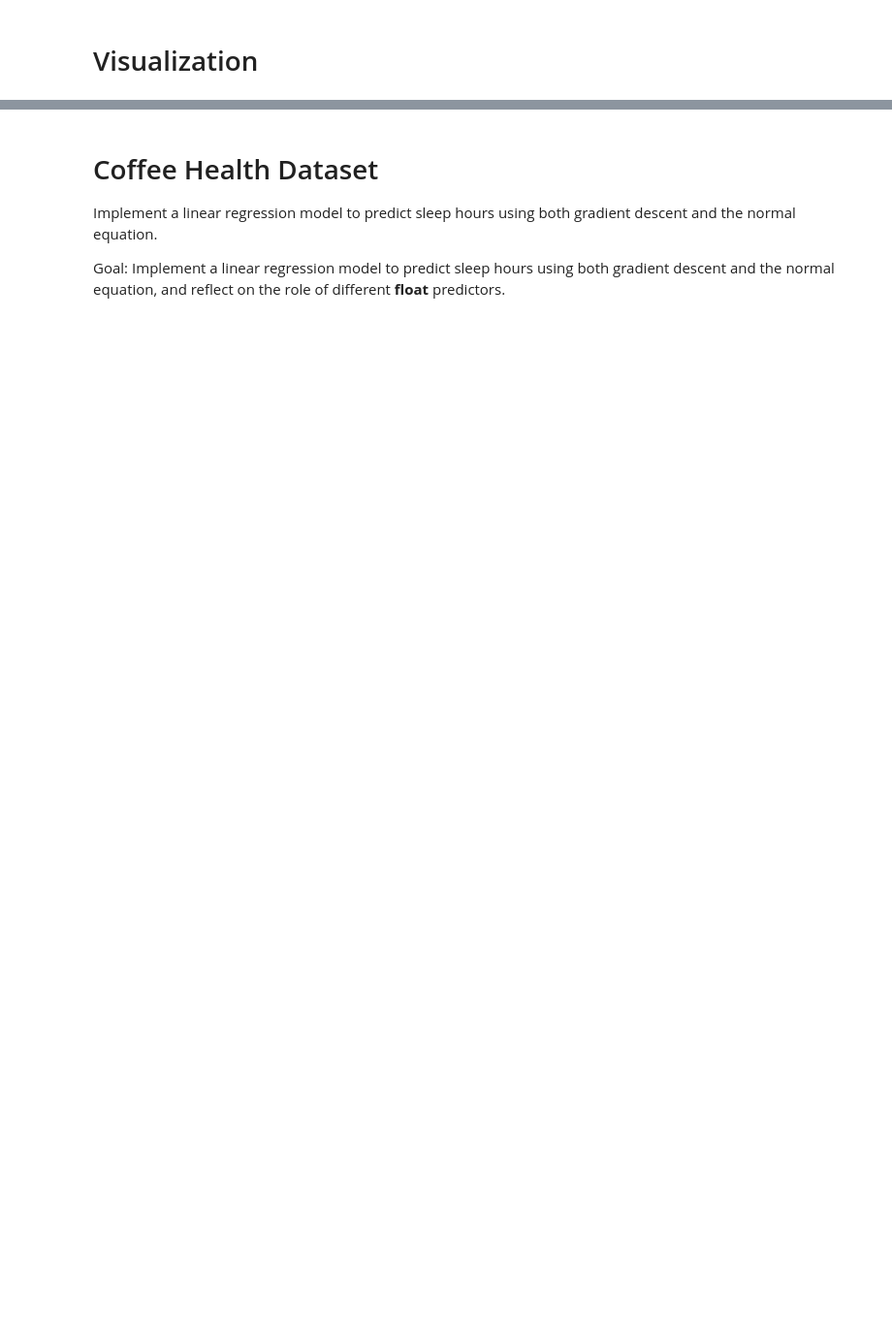
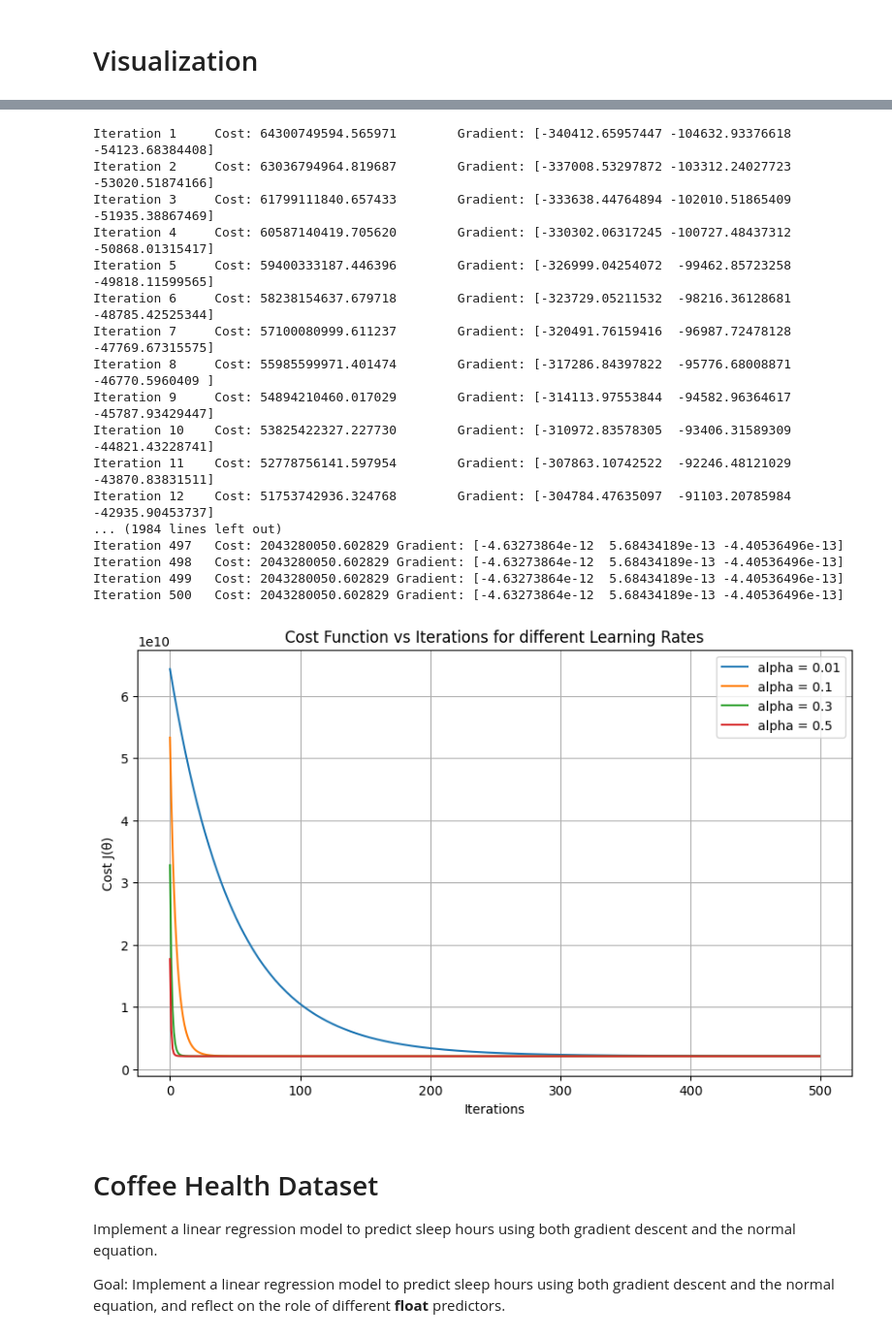
Before and after one commit to Rubiores/regression, a Jupyter notebook: Regression_multilinear.ipynb, the cells around one changed output, grey strips where cells are left out. Shown at 97% size. Drawn from its saved outputs; the diff is of its cells as text; code cells hidden in the pictures; blank space fills up the shorter version.

```diff
--- a/Regression_multilinear.ipynb
+++ b/Regression_multilinear.ipynb
@@ -128,7 +130,12 @@ from scipy.optimize import minimize
 
 #Implement cost function
 def cost_function(theta, X, y):
-    J=0
+    m = len(y)
+    theta = theta.reshape(-1, 1)
+    y = y.reshape(-1, 1)
+    h = X @ theta  # Hypothesis function
+    J = np.sum((h - y)**2) / (2 * m) # Cost function
+
     return J
 
 m = data.shape[0]
@@ -170,22 +177,25 @@ The first three iteration:
 import numpy as np
 import matplotlib.pyplot as plt
 
-iterations = 300
+iterations = 3
 theta = np.zeros((3, 1))
 alpha = 0.01
+
 def gradientDescent(X, y, theta, alpha, iterations):
   m = len(y)  # number of training examples
   J_history = np.zeros(iterations)
 
   for iter in range(iterations):
 
-
+      h = X @ theta - y
+      grad_J = (1/m) * X.T @ h
+      theta = theta - alpha * grad_J
 
       J_history[iter] = cost_function(theta,X, y)
-      print(f"Iteration {iter + 1}\tCost: {J_history[iter]:.6f}\tGradient: {grad_J[0, 0]:.3f} {grad_J[1, 0]:.3f} {grad_J[2, 0]:.3f}")
-  return theta
+      print(f"Iteration {iter + 1}\tCost: {J_history[iter]:.6f}\tGradient: {grad_J.ravel()}")
+  return theta, J_history
 
-theta = gradientDescent(X, y, theta, alpha, iterations);
+theta, j_history = gradientDescent(X, y, theta, alpha, iterations)
 print("Theta found by gradient descent: ", theta.ravel())
 
 # Predict values for population sizes of 35,000 and 70,000
@@ -229,11 +228,46 @@ the number of the iterations.
 # %%
 import numpy as np
 import matplotlib.pyplot as plt
 
 iterations = 500
 theta = np.zeros((3, 1))
 alpha_vector = np.array([0.01, 0.1, 0.3, 0.5])
 matrix_J = np.zeros((iterations, len(alpha_vector)))
+
+for i, alpha in enumerate(alpha_vector):
+    theta = np.zeros((3, 1))
+    theta, J_hist = gradientDescent(X, y, theta, alpha, iterations)
+    matrix_J[:, i] = J_hist  # Guardar la evolución del coste para ese alpha
+
+# 8. Graficar los resultados
+plt.figure(figsize=(10, 6))
+for i, alpha in enumerate(alpha_vector):
+    plt.plot(range(iterations), matrix_J[:, i], label=f'alpha = {alpha}')
+plt.xlabel('Iterations')
+plt.ylabel('Cost J(θ)')
+plt.title('Cost Function vs Iterations for different Learning Rates')
+plt.legend()
+plt.grid(True)
+plt.show()
+# %% [output]
+Iteration 1     Cost: 64300749594.565971        Gradient: [-340412.65957447 -104632.93376618  -54123.68384408]
+Iteration 2     Cost: 63036794964.819687        Gradient: [-337008.53297872 -103312.24027723  -53020.51874166]
+Iteration 3     Cost: 61799111840.657433        Gradient: [-333638.44764894 -102010.51865409  -51935.38867469]
+Iteration 4     Cost: 60587140419.705620        Gradient: [-330302.06317245 -100727.48437312  -50868.01315417]
+Iteration 5     Cost: 59400333187.446396        Gradient: [-326999.04254072  -99462.85723258  -49818.11599565]
+Iteration 6     Cost: 58238154637.679718        Gradient: [-323729.05211532  -98216.36128681  -48785.42525344]
+Iteration 7     Cost: 57100080999.611237        Gradient: [-320491.76159416  -96987.72478128  -47769.67315575]
+Iteration 8     Cost: 55985599971.401474        Gradient: [-317286.84397822  -95776.68008871  -46770.5960409 ]
+Iteration 9     Cost: 54894210460.017029        Gradient: [-314113.97553844  -94582.96364617  -45787.93429447]
+Iteration 10    Cost: 53825422327.227730        Gradient: [-310972.83578305  -93406.31589309  -44821.43228741]
+Iteration 11    Cost: 52778756141.597954        Gradient: [-307863.10742522  -92246.48121029  -43870.83831511]
+Iteration 12    Cost: 51753742936.324768        Gradient: [-304784.47635097  -91103.20785984  -42935.90453737]
+... (1984 lines left out)
+Iteration 497   Cost: 2043280050.602829 Gradient: [-4.63273864e-12  5.68434189e-13 -4.40536496e-13]
+Iteration 498   Cost: 2043280050.602829 Gradient: [-4.63273864e-12  5.68434189e-13 -4.40536496e-13]
+Iteration 499   Cost: 2043280050.602829 Gradient: [-4.63273864e-12  5.68434189e-13 -4.40536496e-13]
+Iteration 500   Cost: 2043280050.602829 Gradient: [-4.63273864e-12  5.68434189e-13 -4.40536496e-13]
+[figure, added]
 # %% [markdown]
 # Coffee Health Dataset
 Implement a linear regression model to predict sleep hours using both gradient descent and the normal equation.
```
Also changed, not shown: parts of 9 cells of this notebook, 1 other file.
